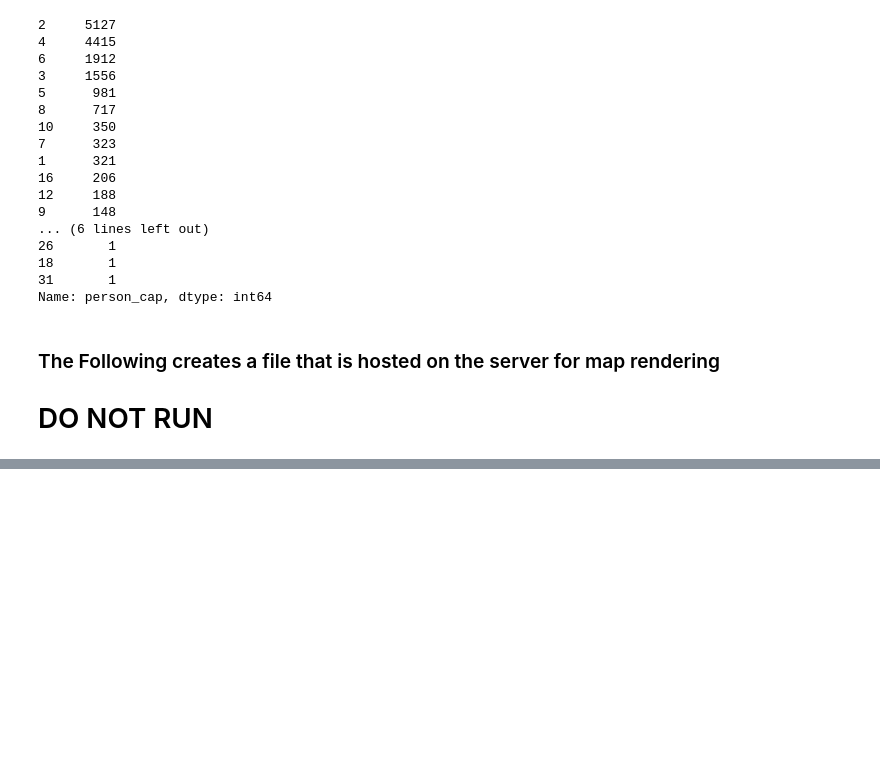
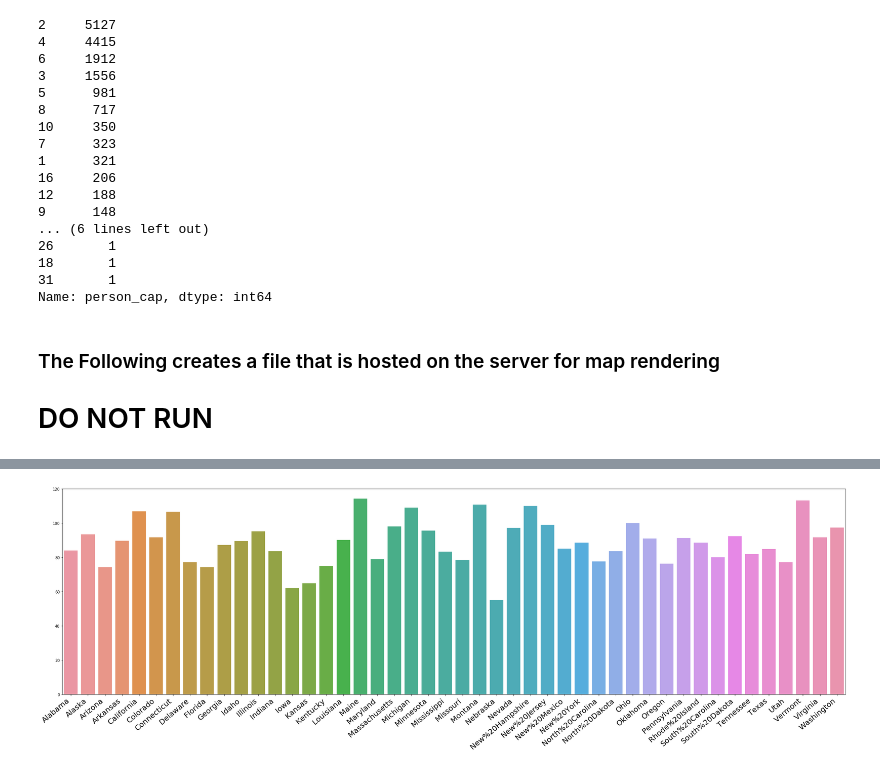
Before and after one commit to 320final/320final.github.io, a Jupyter notebook: jupiterNB/nb.ipynb, the cells around one changed output, grey strips where cells are left out. Drawn from its saved outputs; the diff is of its cells as text; code cells hidden in the pictures; blank space fills up the shorter version.

```diff
--- a/jupiterNB/nb.ipynb
+++ b/jupiterNB/nb.ipynb
@@ -184,21 +183,22 @@ sub = pandasql.sqldf(query,globals())
 display(sub)
 l = sub.values.tolist()
 
-df_split = np.array_split(sub, 3)
-for i in range(0,3):
+df_split = np.array_split(sub, 5)
+for i in range(0,5):
     points = df_to_geojson(df_split[i], properties=['city', 'count'], lat = 'lat', lon = 'long', precision = 3)
 #     points2 = df_to_geojson(sub2, properties=['city', 'count'], lat = 'lat', lon = 'long', precision = 3)
     #Create a heatmap
-    color_stops = create_color_stops([1,10,50,100], colors='BrBG')
+    color_stops = create_color_stops([1,10,50,100], colors=['#f5fcff', '#dbf3fa', '#b7e9f7', '#92dff3'])
     #Create a heatmap
     viz = ClusteredCircleViz(points,
                              access_token='pk.eyJ1IjoiamFwbmVldCIsImEiOiJjazQzM25majcwM3diM21uMXk4bnVieWl6In0.Nw00DmDETPkUH7dtCSzC9Q',
                              color_stops=color_stops,
+                             style = 'mapbox://styles/mapbox/light-v9?optimize=true',
                              radius_stops=[[1,5], [10, 10], [50, 15], [100, 20]],
                              radius_default=2,
                              cluster_maxzoom=10,
                              cluster_radius=30,
-                             label_size=12,
+                             label_size=8,
                              opacity=0.9,
                              center=(-95, 40),
                              zoom=3)
@@ -223,0 +226,26 @@ for i in range(0,3):
+# %%
+gb = data.groupby('state')
+
+states = data['state'].unique().tolist()   #find unique values
+
+means_stats = []
+
+lst = [gb.get_group(x) for x in gb.groups]
+
+dictionary = dict(zip(states, lst))
+# %%
+costs = []
+
+for i in lst:
+    mean = i['price'].mean()
+    costs.append(mean)
+
+len(costs)
+len(states)
+plt.figure(figsize = (30, 10))
+ax = sns.barplot(x = states, y = costs)
+ax.set_xticklabels(ax.get_xticklabels(), rotation=40, ha="right",fontsize=20)
+plt.tight_layout()
+plt.show()
+# %% [output]
+[figure, added]
```
Also changed, not shown: parts of 8 cells of this notebook, 1 other file.
